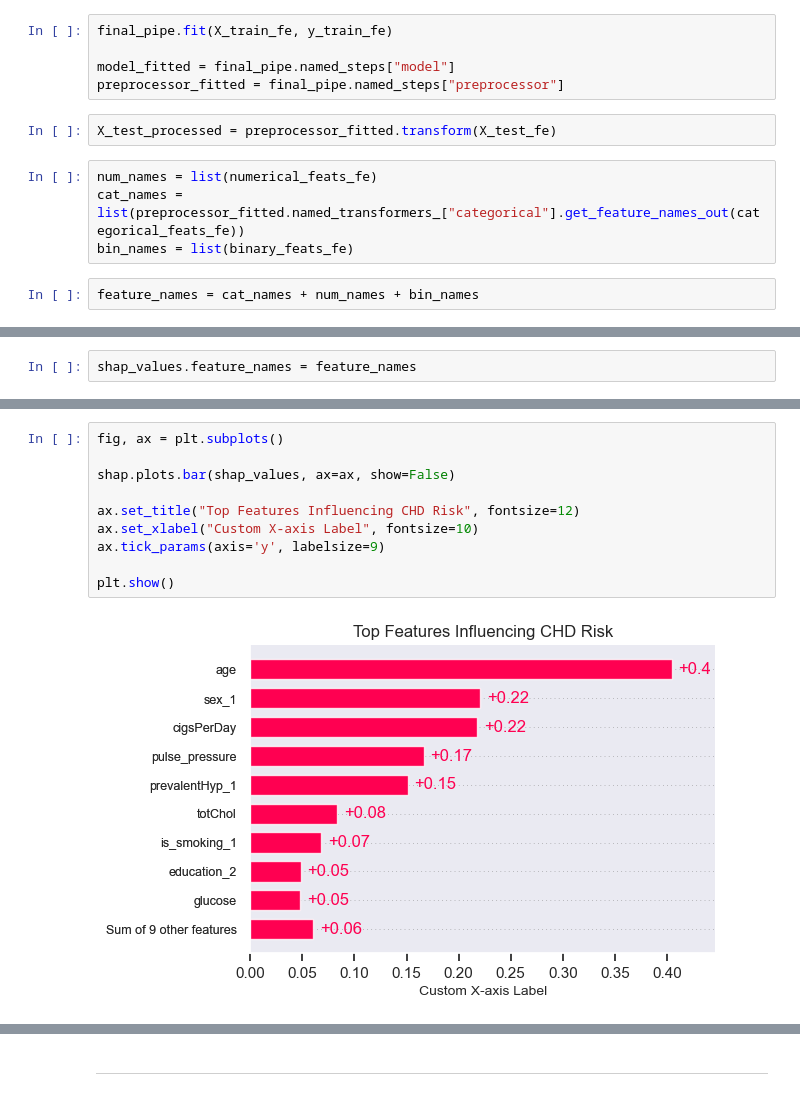
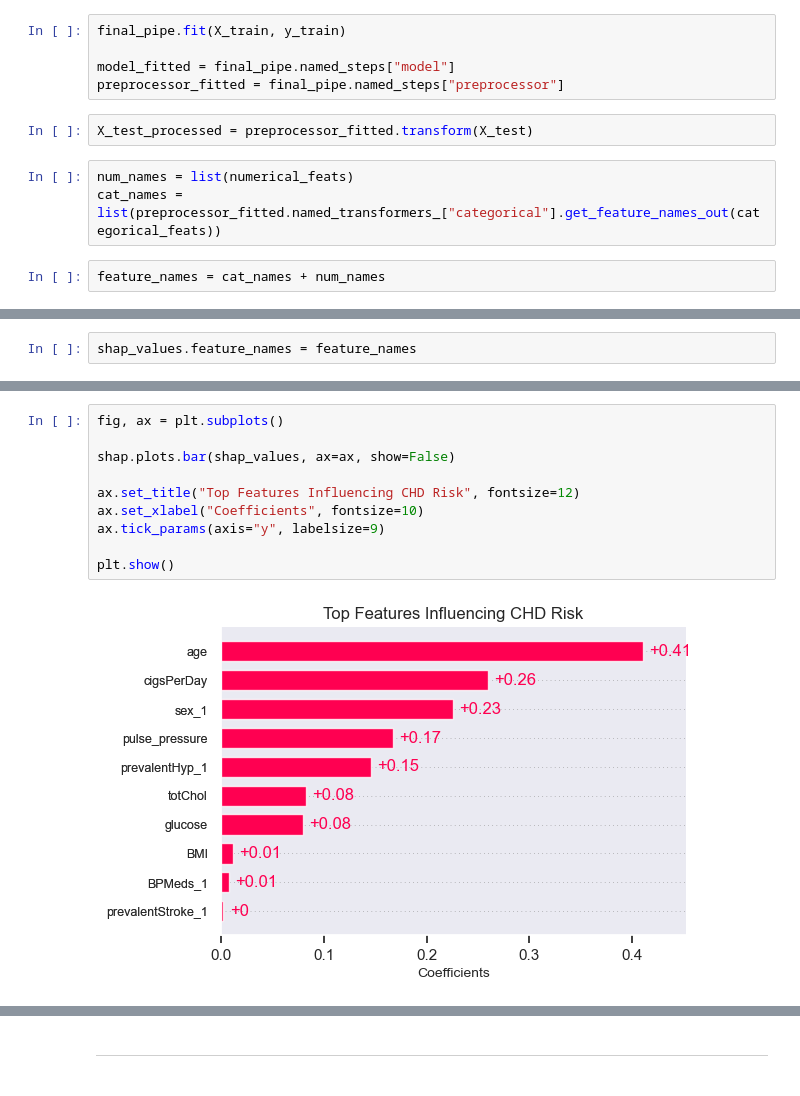
Before and after one commit to monikase/Data_Science, a Jupyter notebook: 03_CHD_Prediction/CHD_III_Modeling.ipynb, the cells around one changed output, grey strips where cells are left out. Saved outputs shown, nothing was run; the diff lists cells and outputs as text.

```diff
--- a/03_CHD_Prediction/CHD_III_Modeling.ipynb
+++ b/03_CHD_Prediction/CHD_III_Modeling.ipynb
@@ -741,18 +824,17 @@ final_pipe = Pipeline(steps=[
     ("model", LogisticRegression(max_iter=1000, class_weight="balanced"))
 ])
 # %%
-final_pipe.fit(X_train_fe, y_train_fe)
+final_pipe.fit(X_train, y_train)
 
 model_fitted = final_pipe.named_steps["model"]
 preprocessor_fitted = final_pipe.named_steps["preprocessor"]
 # %%
-X_test_processed = preprocessor_fitted.transform(X_test_fe)
+X_test_processed = preprocessor_fitted.transform(X_test)
 # %%
-num_names = list(numerical_feats_fe)
-cat_names = list(preprocessor_fitted.named_transformers_["categorical"].get_feature_names_out(categorical_feats_fe))
-bin_names = list(binary_feats_fe)
+num_names = list(numerical_feats)
+cat_names = list(preprocessor_fitted.named_transformers_["categorical"].get_feature_names_out(categorical_feats))
 # %%
-feature_names = cat_names + num_names + bin_names
+feature_names = cat_names + num_names
 # %% [markdown]
 #### Visualize SHAP
 # %%
@@ -784,13 +866,13 @@ plt.show()
 # %%
 fig, ax = plt.subplots()
 
 shap.plots.bar(shap_values, ax=ax, show=False)
 
 ax.set_title("Top Features Influencing CHD Risk", fontsize=12)
-ax.set_xlabel("Custom X-axis Label", fontsize=10)
-ax.tick_params(axis='y', labelsize=9)
+ax.set_xlabel("Coefficients", fontsize=10)
+ax.tick_params(axis="y", labelsize=9)
 
 plt.show()
 # %% [output]
-[figure, old version]
+[figure, new version]
 # %% [markdown]
```
Also changed, not shown: parts of 81 cells of this notebook, 1 other file.
